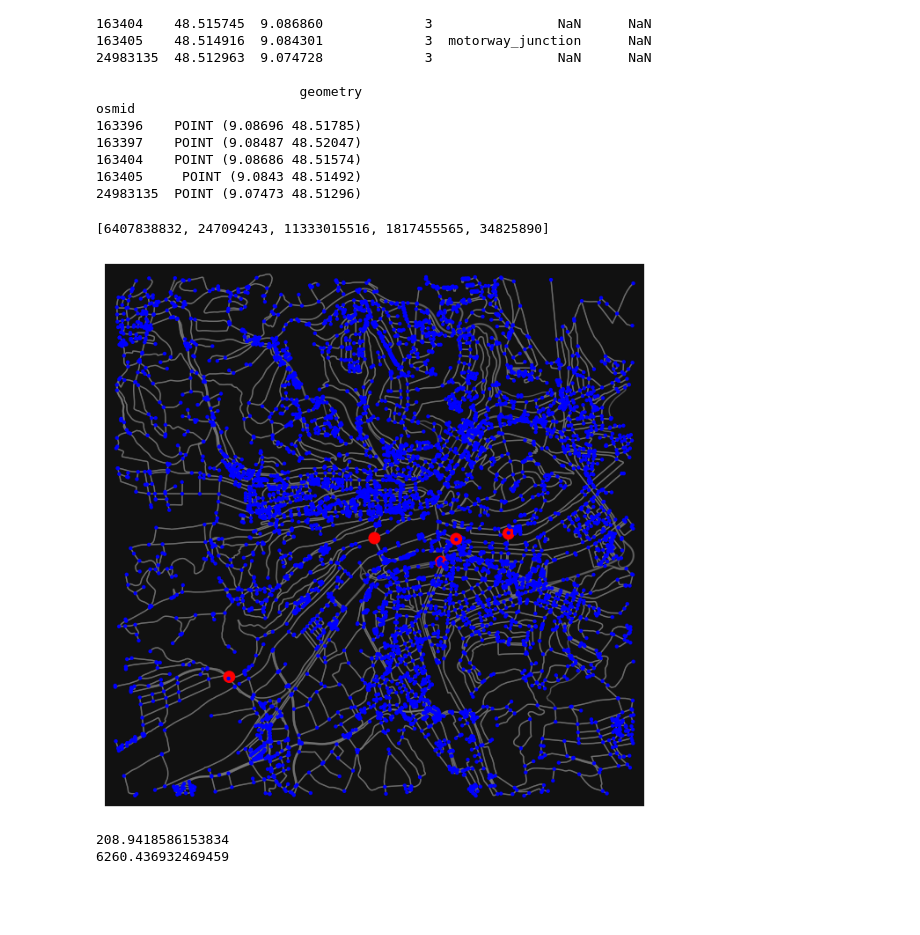
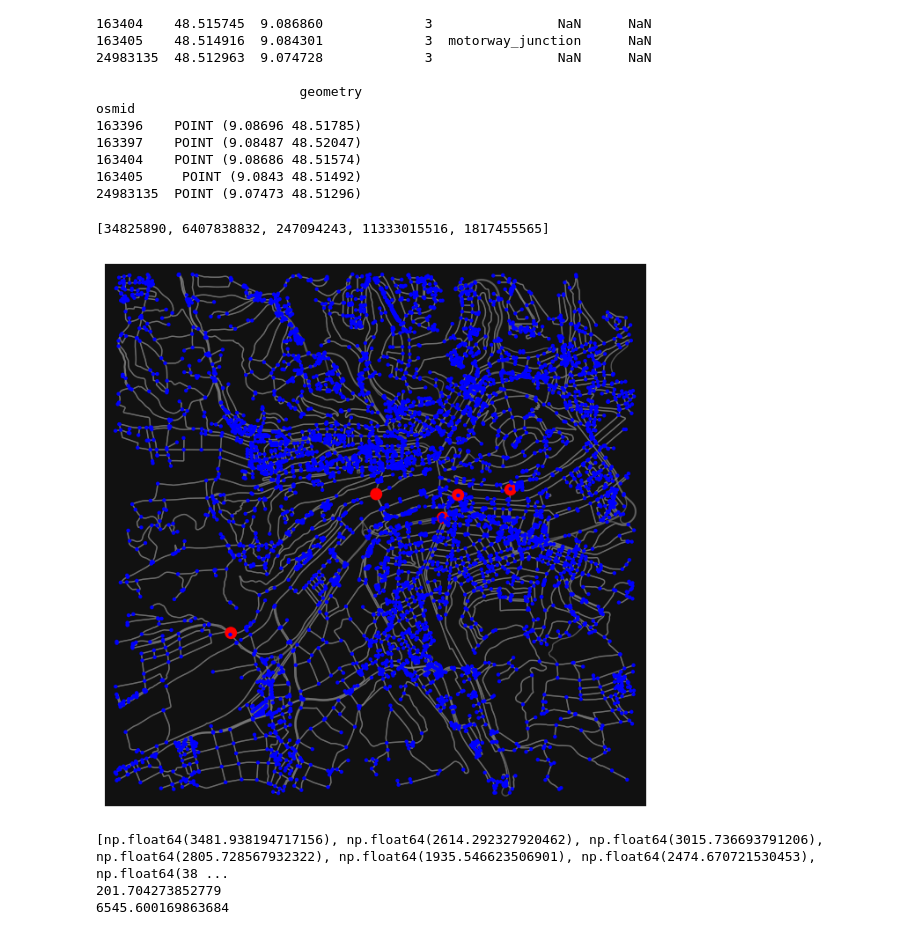
Before and after one commit to cleesee/fahrradzaehler, a Jupyter notebook: omnsx.ipynb, the cells around one changed output. Drawn from its saved outputs; the diff is of its cells as text; code cells hidden in the pictures; blank space fills up the shorter version.

Commit message:
add more plots

```diff
--- a/omnsx.ipynb
+++ b/omnsx.ipynb
@@ -92,0 +10,11 @@ ax = gdf.plot(
+# %%
+## get data and preprocess
+DATA_DIR = "data/raw"
+df_loaded = load_csv_folder_to_dataframe(DATA_DIR)
+
+#only tübingen data
+df_tue = df_loaded[df_loaded['domain_name']=='Stadt Tübingen']
+df_tue['iso_timestamp'] = pd.to_datetime(df_tue['iso_timestamp'], errors='coerce')
+
+# smaller dataframe
+df_tue_small = df_tue[['counter_site', 'iso_timestamp', 'channels_all', 'latitude', 'longitude']].copy()
@@ -92,0 +32,21 @@ ax = gdf.plot(
+# %%
+# get nodes dictionary from tübingen data
+nodes_dict = {}
+for counter_site in df_tue_small['counter_site'].unique():
+    df_temp = df_tue_small[df_tue_small['counter_site']==counter_site]
+    lat = df_temp['latitude'].values[0]
+    lon = df_temp['longitude'].values[0]
+    nodes_dict[counter_site] = (lat, lon)
+print(nodes_dict)
+
+## center node for tübingen
+# latitude
+center_lat = mean_lat = df_tue['latitude'].mean()
+# longitude
+center_lon = mean_lon = df_tue['longitude'].mean()
+center = (center_lat, center_lon)
+center
+
+# create mini dataframe
+df_nodes = pd.DataFrame(nodes_dict).T
+df_nodes.columns = ['lat', 'lon']
@@ -92,0 +115,5 @@ ax = gdf.plot(
+# %%
+for n in must_include_nodes:
+    if n not in subG.nodes:
+        print("Must-Include Node nicht im Subgraph:", n)
+print("Anzahl der ausgewählten Knoten:", len(final_selected))
@@ -129,20 +195,18 @@ osmid
 163405     POINT (9.0843 48.51492)
 24983135  POINT (9.07473 48.51296)
 # %%
-existing_sites_coords = list(nodes_dict.values())
-existing_sites_nodes = [ox.distance.nearest_nodes(G, X=lon, Y=lat) for lat, lon in existing_sites_coords]
-print(existing_sites_nodes)
-node_colors = ['red' if n in existing_sites_nodes else 'blue' for n in G.nodes()]
+print(must_include_nodes)
+node_colors = ['red' if n in must_include_nodes else 'blue' for n in G.nodes()]
 
 fig, ax = ox.plot_graph(
     G,
     node_color=node_colors,
-    node_size=[100 if n in existing_sites_nodes else 10 for n in G.nodes()],
+    node_size=[100 if n in must_include_nodes else 10 for n in G.nodes()],
     edge_color="gray",
     edge_alpha=0.6
 )
 # %% [output]
-[6407838832, 247094243, 11333015516, 1817455565, 34825890]
+[34825890, 6407838832, 247094243, 11333015516, 1817455565]
-[figure, old version]
+[figure, new version]
 # %%
 all_lengths = {}
@@ -159,16 +223,18 @@ for k in drop_keys1:
 # %%
 min_dist_to_site = []
 for n in G.nodes():
-    dists = [all_lengths.get(n, np.inf) for site_node in existing_sites_nodes]
+    dists = [all_lengths.get(n, np.inf) for site_node in must_include_nodes]
     min_dist_to_site.append(min(dists))
+print(min_dist_to_site)
 
 nodes['min_dist_to_site'] = min_dist_to_site
 print(min(nodes['min_dist_to_site']))
 nodes_finite = nodes[np.isfinite(nodes['min_dist_to_site'])].copy()
 print(max(nodes_finite['min_dist_to_site']))
 # %% [output]
-208.9418586153834
-6260.436932469459
+[np.float64(3481.938194717156), np.float64(2614.292327920462), np.float64(3015.736693791206), np.float64(2805.728567932322), np.float64(1935.546623506901), np.float64(2474.670721530453), np.float64(38 ...
+201.704273852779
+6545.600169863684
 # %%
 node_colors = nodes['min_dist_to_site'].values
 
```
Also changed, not shown: parts of 23 cells of this notebook.
